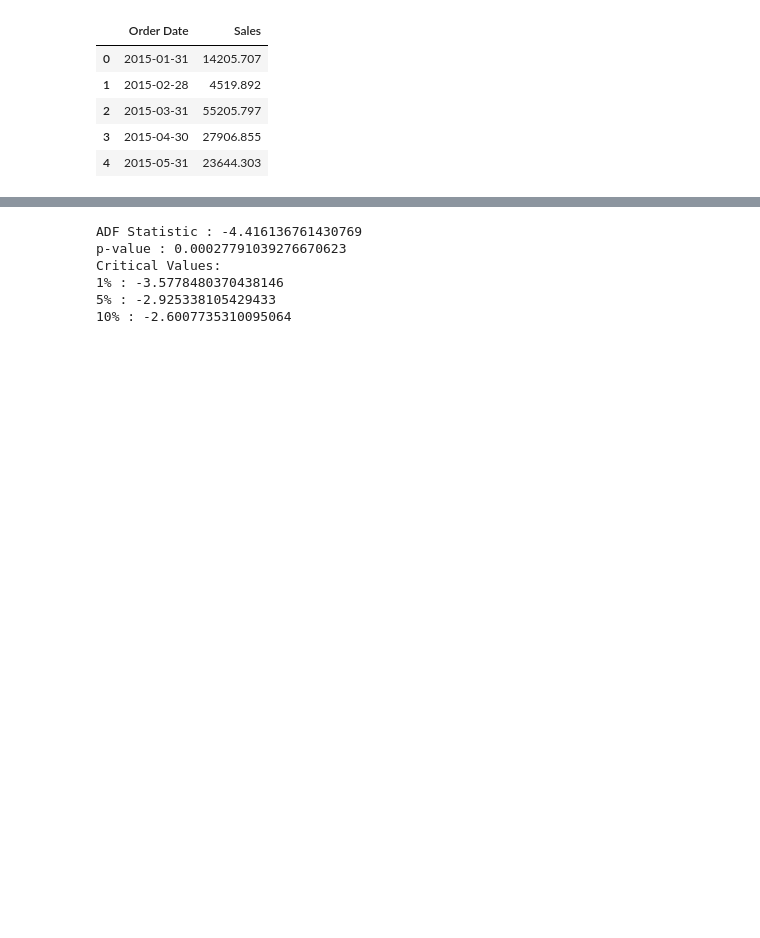
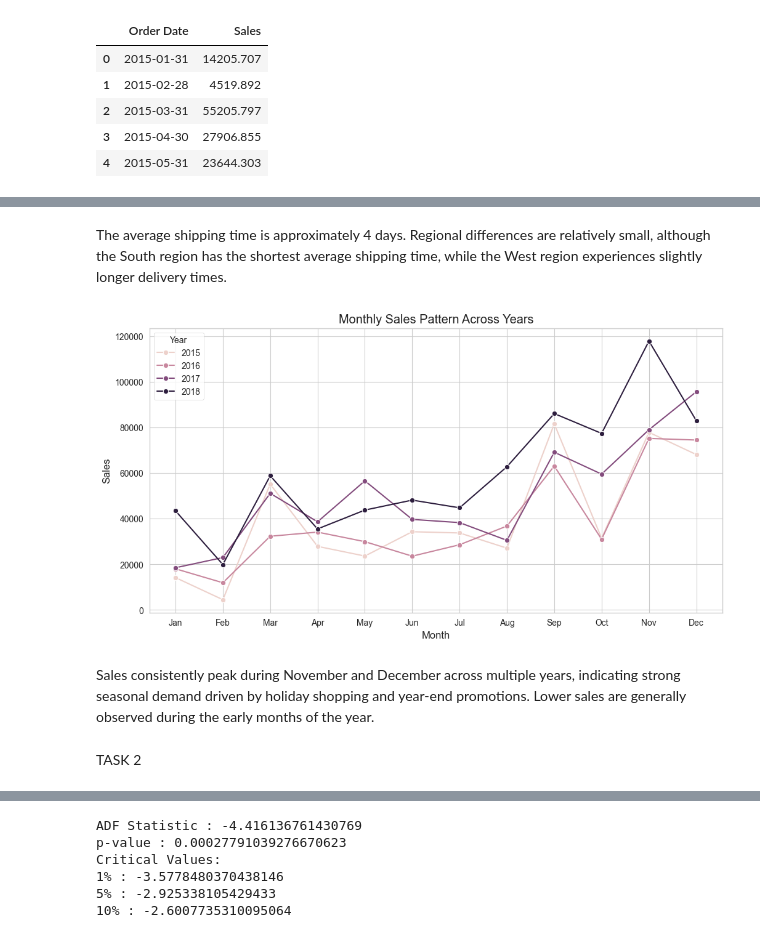
Before and after one commit to vishnu-v45/SalesForecasting, a Jupyter notebook: analysis.ipynb, the cells around one changed output, grey strips where cells are left out. Drawn from its saved outputs; the diff is of its cells as text; code cells hidden in the pictures; blank space fills up the shorter version.

```diff
--- a/analysis.ipynb
+++ b/analysis.ipynb
@@ -226,3 +315,36 @@ monthly_sales.head()
+# %% [markdown]
+The average shipping time is approximately 4 days. Regional differences are relatively small, although the South region has the shortest average shipping time, while the West region experiences slightly longer delivery times.
+# %%
+monthly_pattern = (
+    df.groupby(["Year","Month"])["Sales"]
+      .sum()
+      .reset_index()
+)
+# %%
+plt.figure(figsize=(12,6))
+
+sns.lineplot(
+    data=monthly_pattern,
+    x="Month",
+    y="Sales",
+    hue="Year",
+    marker="o"
+)
+month_names = ["Jan","Feb","Mar","Apr","May","Jun",
+               "Jul","Aug","Sep","Oct","Nov","Dec"]
+
+plt.xticks(range(1,13), month_names)
+
+
+plt.title("Monthly Sales Pattern Across Years")
+
+plt.show()
+# %% [output]
+[figure, added]
+# %% [markdown]
+Sales consistently peak during November and December across multiple years, indicating strong seasonal demand driven by holiday shopping and year-end promotions. Lower sales are generally observed during the early months of the year.
+# %% [markdown]
+TASK 2
 # %%
 from statsmodels.tsa.seasonal import seasonal_decompose
 from statsmodels.tsa.stattools import adfuller
```
Also changed, not shown: parts of 97 cells of this notebook, 6 other files.
